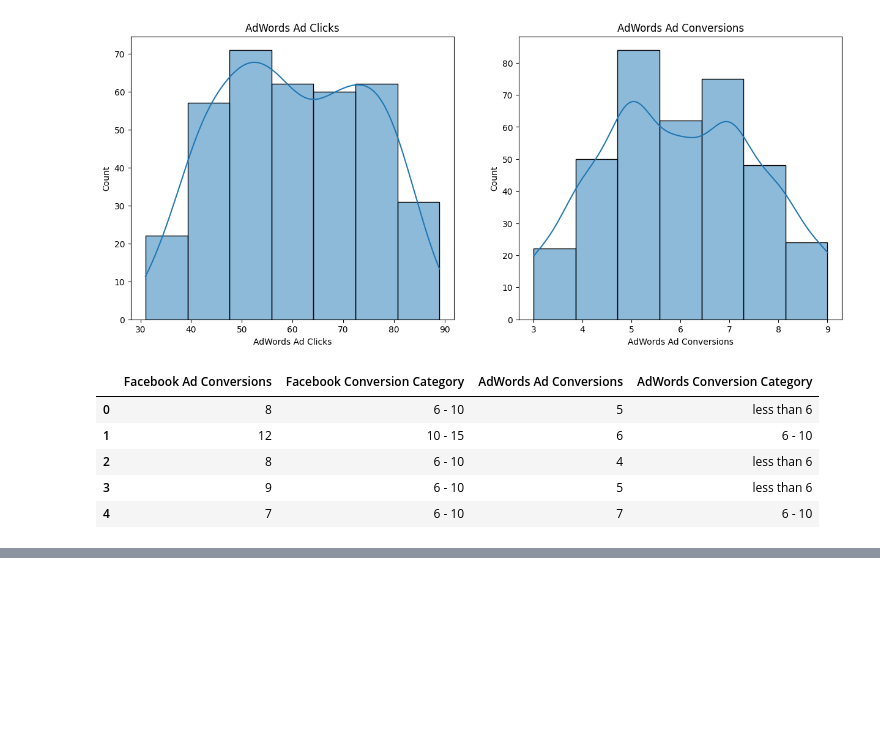
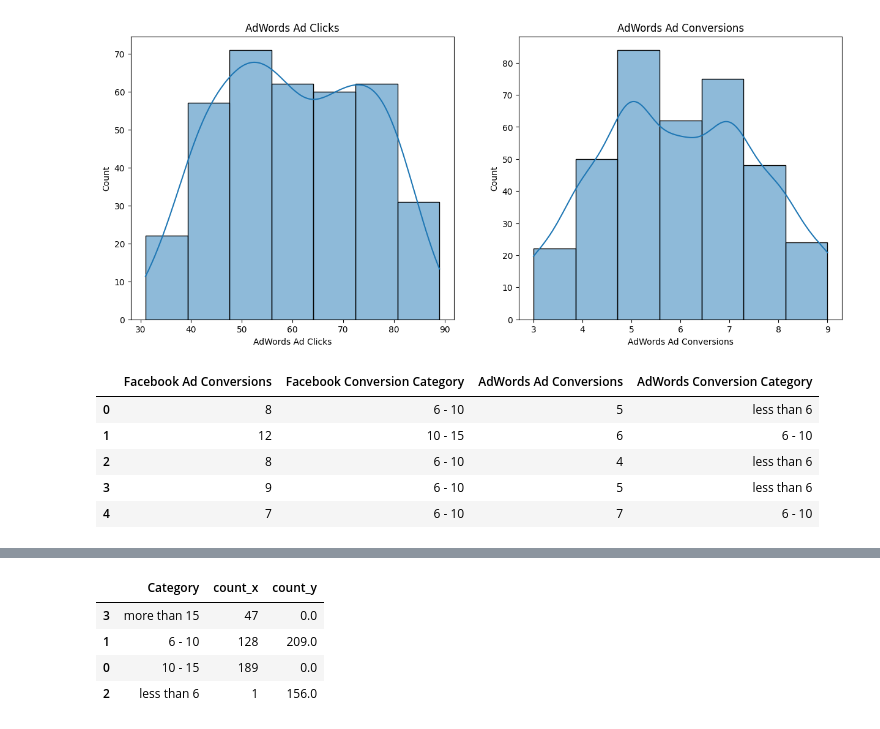
Before and after one commit to Engineer-purvesh18/A-B-Testing, a Jupyter notebook: main.ipynb, the cells around one changed output, grey strips where cells are left out. Cells and saved outputs as stored; diff of their text form; code cells hidden in the pictures; blank space fills up the shorter version.

```diff
--- a/main.ipynb
+++ b/main.ipynb
@@ -145,0 +187,9 @@ df[['Facebook Ad Conversions','Facebook Conversion Category','AdWords Ad Convers
+# %%
+category_df = category_df.iloc[[3,1,0,2]]
+category_df
+# %% [output]
+|  | Category | count_x | count_y |
+| 3 | more than 15 | 47 | 0.0 |
+| 1 | 6 - 10 | 128 | 209.0 |
+| 0 | 10 - 15 | 189 | 0.0 |
+| 2 | less than 6 | 1 | 156.0 |
```
Also changed, not shown: parts of 12 cells of this notebook.
